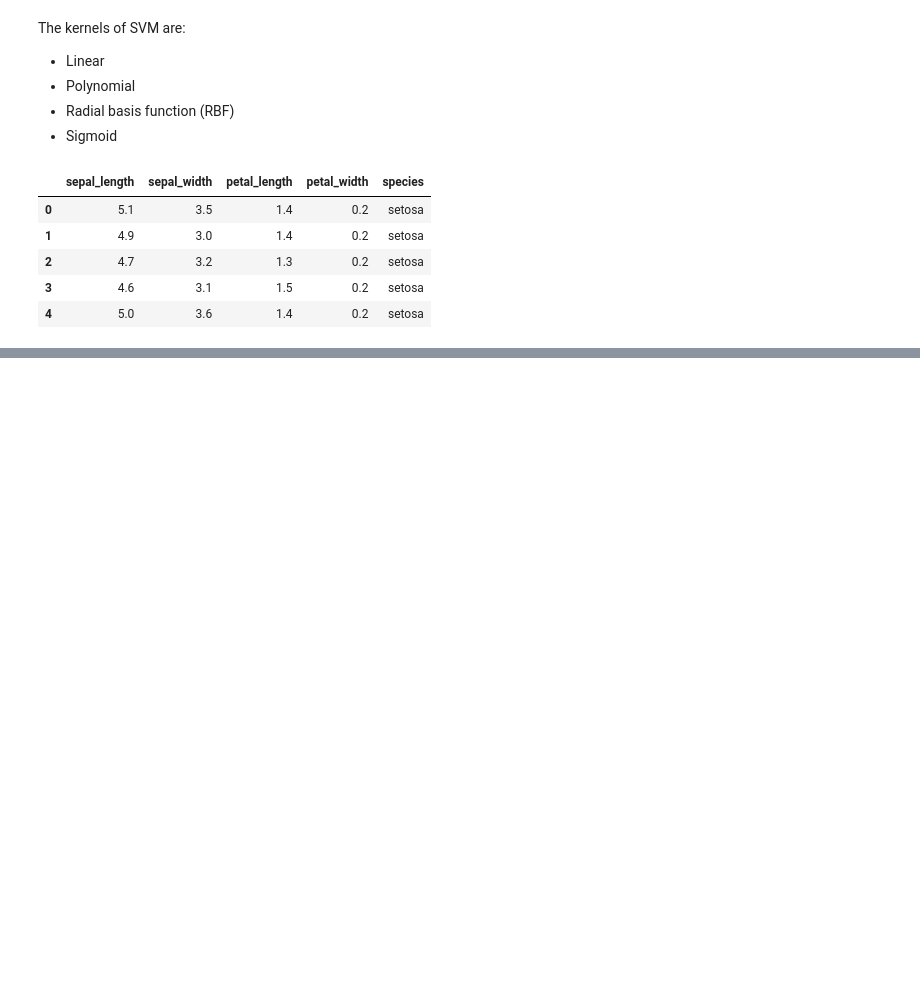
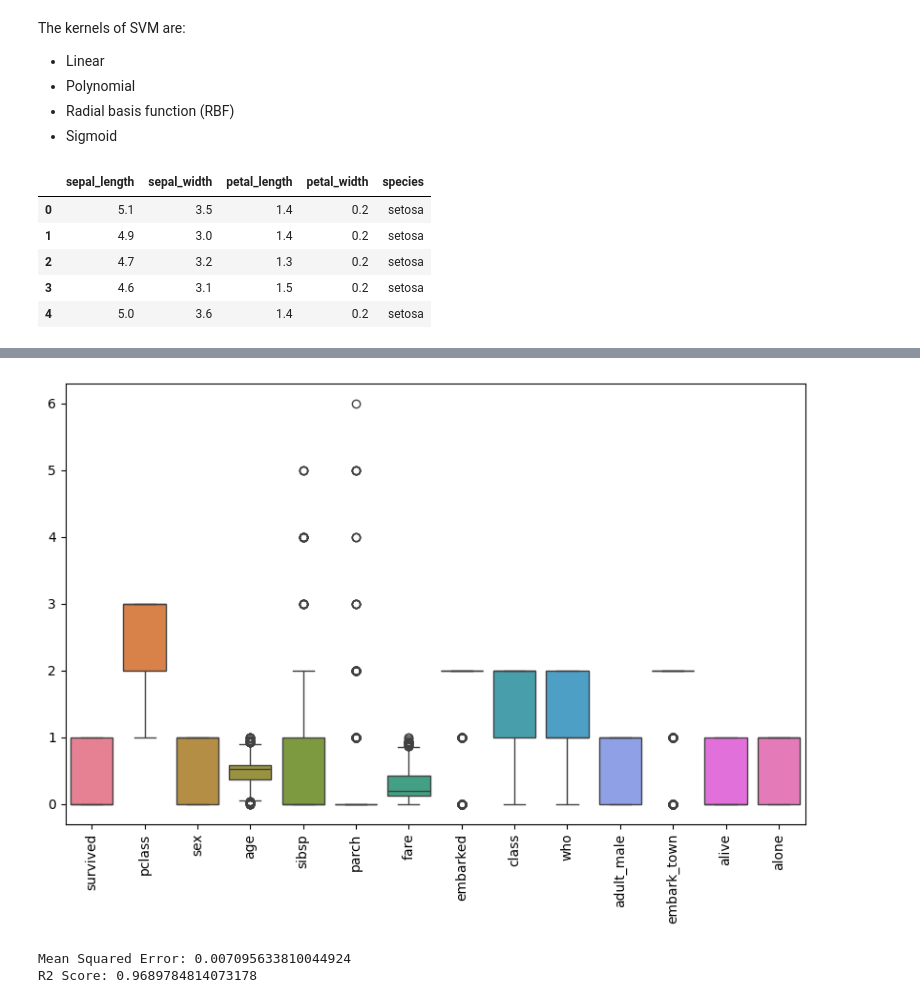
Before and after one commit to coderhyder17/Machine-Learning, a Jupyter notebook: 11_support_vector_machine_(svm).ipynb, the cells around one changed output, grey strips where cells are left out. Saved outputs shown, nothing was run; the diff lists cells and outputs as text; code cells hidden in the pictures; blank space fills up the shorter version.

```diff
--- a/11_support_vector_machine_(svm).ipynb
+++ b/11_support_vector_machine_(svm).ipynb
@@ -70,0 +213,7 @@ plt.show()
+# %%
+# Scaling the age and fare columns using using mixmax scaler
+from sklearn.preprocessing import MinMaxScaler
+scaler = MinMaxScaler()
+kashti['age'] = scaler.fit_transform(kashti[['age']])
+kashti['fare'] = scaler.fit_transform(kashti[['fare']])
+kashti.head()
@@ -70,0 +227,8 @@ plt.show()
+# %%
+# identity the outliers
+plt.figure(figsize=(10, 6))
+sns.boxplot(data=kashti)
+plt.xticks(rotation=90)
+plt.show()
+# %% [output]
+[figure, added]
@@ -70,0 +243,7 @@ plt.show()
+# %%
+# checking accuracy
+print('Mean Squared Error:', mean_squared_error(y_test, y_pred))
+print('R2 Score:', r2_score(y_test, y_pred))
+# %% [output]
+Mean Squared Error: 0.007095633810044924
+R2 Score: 0.9689784814073178
```
Also changed, not shown: parts of 19 cells of this notebook.
